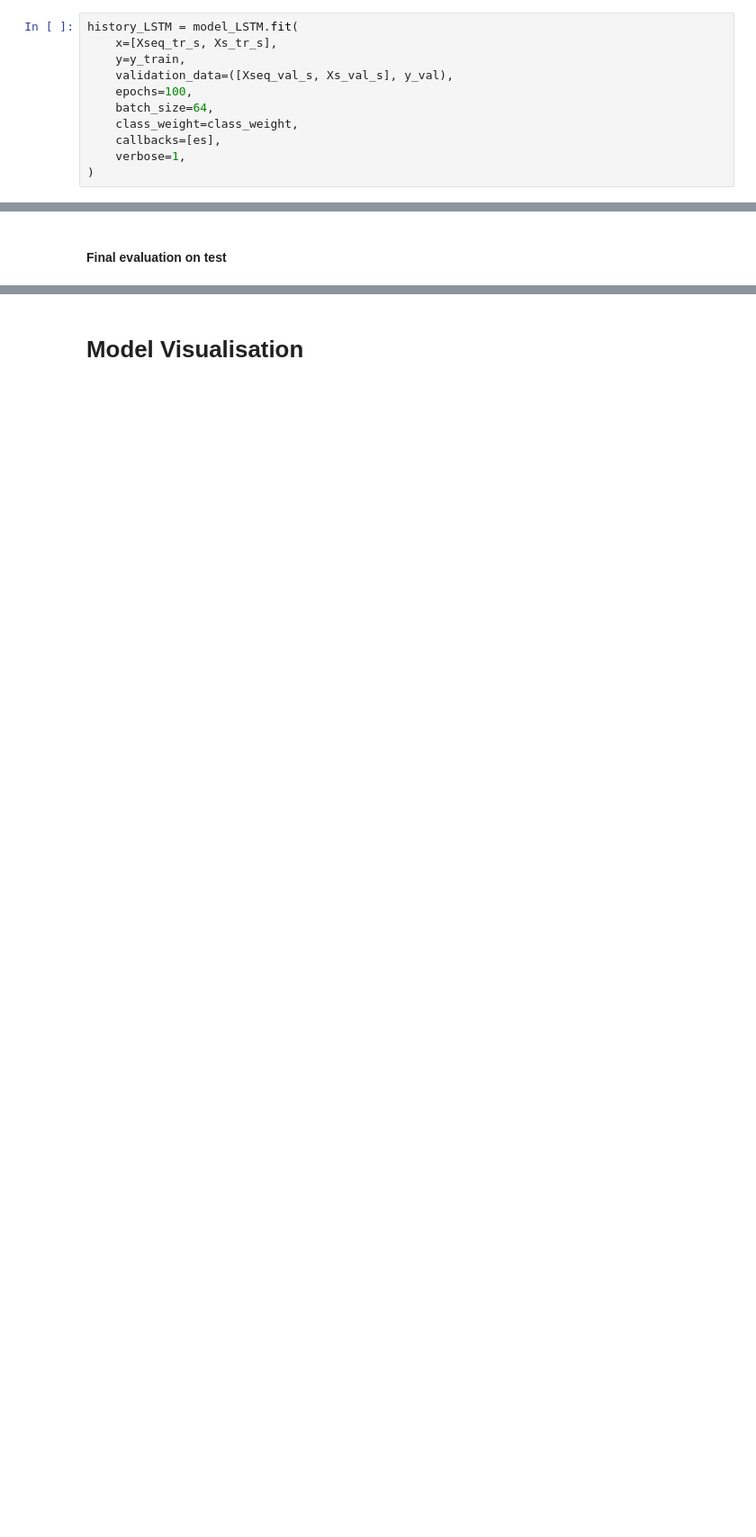
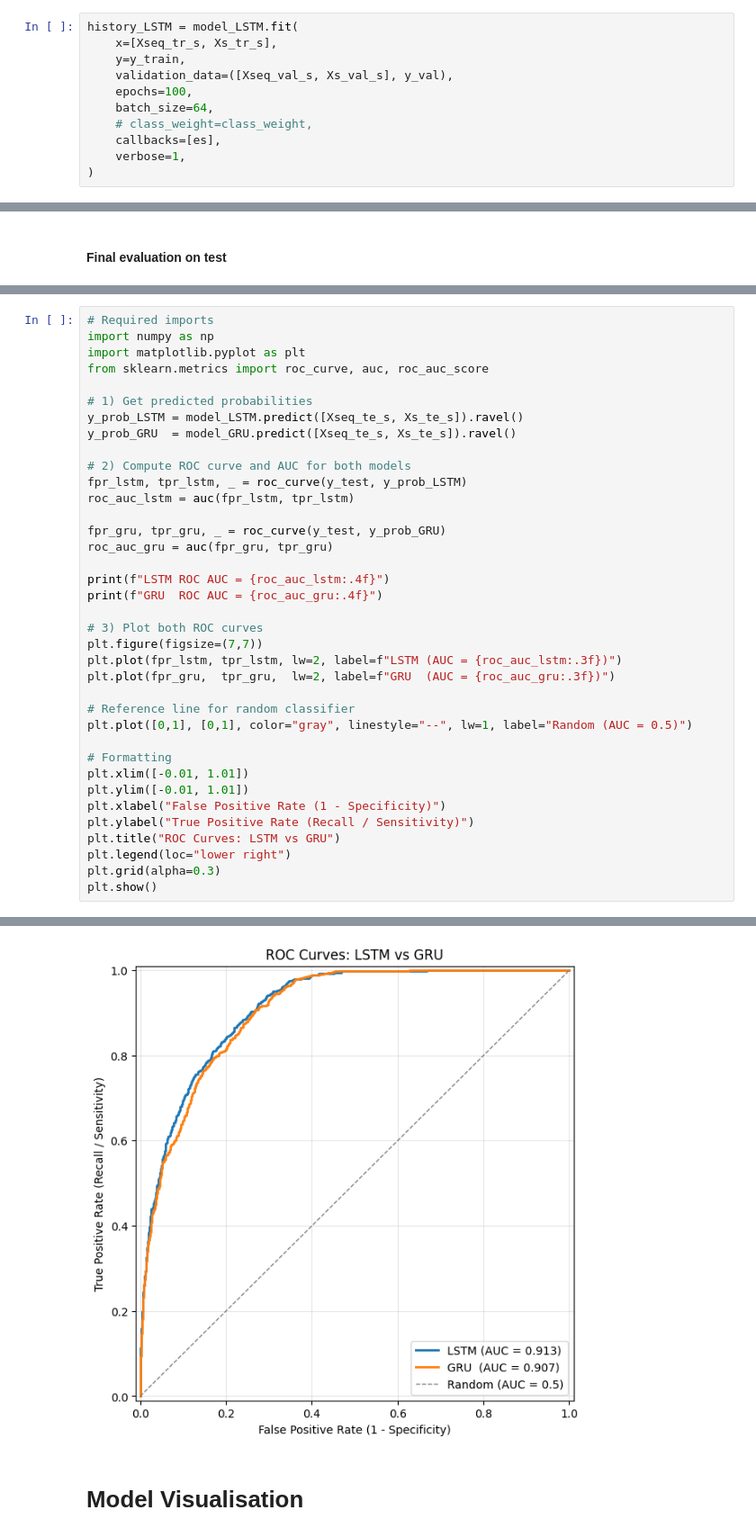
Before and after one commit to IbrahimAllMamun/flood_incidence, a Jupyter notebook: flood_incidence.ipynb, the cells around one changed output, grey strips where cells are left out. Shown at 90% size. Drawn from its saved outputs; the diff is of its cells as text; blank space fills up the shorter version.

```diff
--- a/flood_incidence.ipynb
+++ b/flood_incidence.ipynb
@@ -487,7 +487,7 @@ history_LSTM = model_LSTM.fit(
     validation_data=([Xseq_val_s, Xs_val_s], y_val),
     epochs=100,
     batch_size=64,
-    class_weight=class_weight,
+    # class_weight=class_weight,
     callbacks=[es],
     verbose=1,
 )
@@ -584,0 +585,38 @@ plt.show()
+# %%
+# Required imports
+import numpy as np
+import matplotlib.pyplot as plt
+from sklearn.metrics import roc_curve, auc, roc_auc_score
+
+# 1) Get predicted probabilities
+y_prob_LSTM = model_LSTM.predict([Xseq_te_s, Xs_te_s]).ravel()
+y_prob_GRU  = model_GRU.predict([Xseq_te_s, Xs_te_s]).ravel()
+
+# 2) Compute ROC curve and AUC for both models
+fpr_lstm, tpr_lstm, _ = roc_curve(y_test, y_prob_LSTM)
+roc_auc_lstm = auc(fpr_lstm, tpr_lstm)
+
+fpr_gru, tpr_gru, _ = roc_curve(y_test, y_prob_GRU)
+roc_auc_gru = auc(fpr_gru, tpr_gru)
+
+print(f"LSTM ROC AUC = {roc_auc_lstm:.4f}")
+print(f"GRU  ROC AUC = {roc_auc_gru:.4f}")
+
+# 3) Plot both ROC curves
+plt.figure(figsize=(7,7))
+plt.plot(fpr_lstm, tpr_lstm, lw=2, label=f"LSTM (AUC = {roc_auc_lstm:.3f})")
+plt.plot(fpr_gru,  tpr_gru,  lw=2, label=f"GRU  (AUC = {roc_auc_gru:.3f})")
+
+# Reference line for random classifier
+plt.plot([0,1], [0,1], color="gray", linestyle="--", lw=1, label="Random (AUC = 0.5)")
+
+# Formatting
+plt.xlim([-0.01, 1.01])
+plt.ylim([-0.01, 1.01])
+plt.xlabel("False Positive Rate (1 - Specificity)")
+plt.ylabel("True Positive Rate (Recall / Sensitivity)")
+plt.title("ROC Curves: LSTM vs GRU")
+plt.legend(loc="lower right")
+plt.grid(alpha=0.3)
+plt.show()
+# %% [output]
@@ -585,3 +627,4 @@ plt.show()
+[figure, added]
 # %% [markdown]
 # Model Visualisation
 # %%
```
Also changed, not shown: parts of 18 cells of this notebook.
